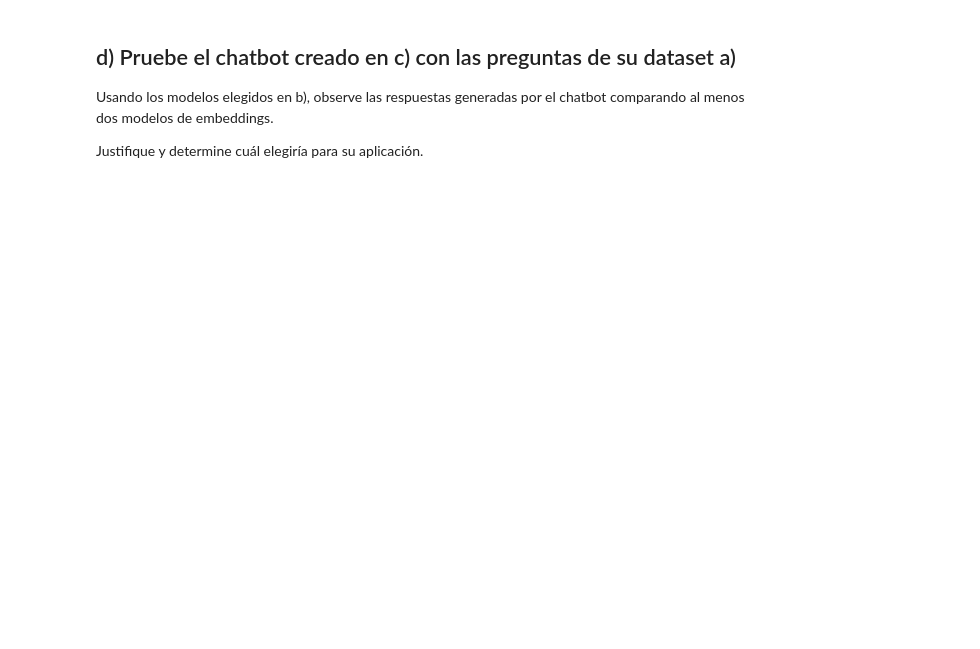
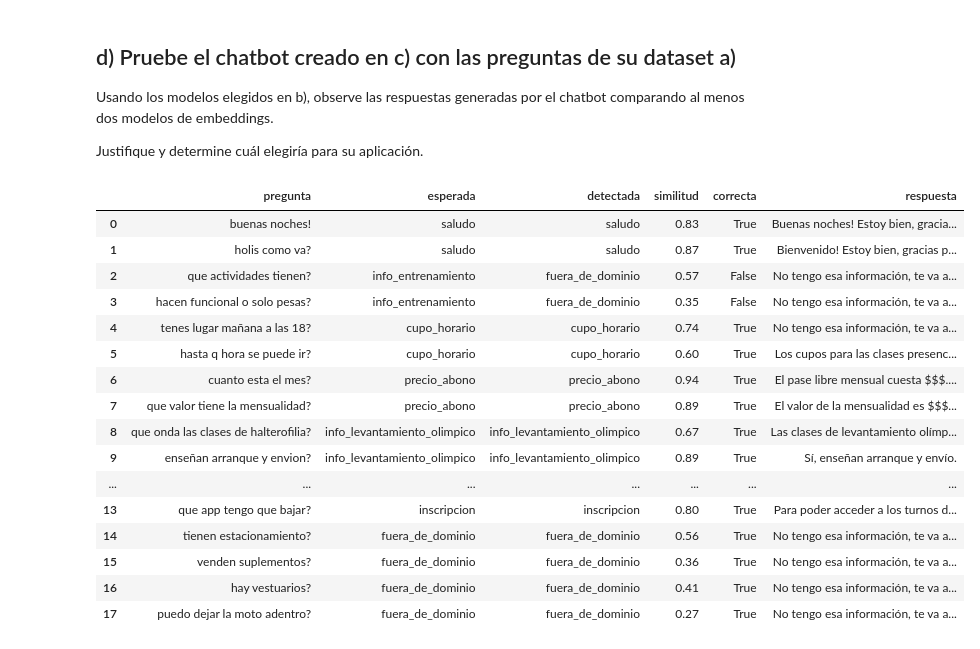
Before and after one commit to SolJosefinaMercado/ProcesamientoDelHabla, a Jupyter notebook: TP5_MercadoSol.ipynb, the cells around one changed output. Cells and saved outputs as stored; diff of their text form; code cells hidden in the pictures; blank space fills up the shorter version.

```diff
--- a/TP5_MercadoSol.ipynb
+++ b/TP5_MercadoSol.ipynb
@@ -296,9 +259,19 @@ Otros modelos tenidos en cuenta ocupaban demasiado espacio para la GPU de colab,
 from sentence_transformers import SentenceTransformer
 import chromadb
 from transformers import pipeline
+import torch
 
 emb_a = "sentence-transformers/paraphrase-multilingual-MiniLM-L12-v2"
 emb_b = "sentence-transformers/paraphrase-multilingual-mpnet-base-v2"
 
 # carga el LLM (la primera vez descarga unos 3 GB, tarda un par de minutos)
-llm = pipeline("text-generation", model="Qwen/Qwen2.5-1.5B-Instruct", device_map="auto")
+# cargo el modelo en media precision, con 16 bits ocupa la mitad de memoria en la GPU T4 corre mas rapido
+# sin perder calidad
+llm = pipeline("text-generation", model="Qwen/Qwen2.5-1.5B-Instruct",
+               device_map="auto", torch_dtype=torch.float16)
+
+'''
+modelo mas chico:
+llm = pipeline("text-generation", model="Qwen/Qwen2.5-0.5B-Instruct",
+               device_map="auto", torch_dtype=torch.float16)
+'''
@@ -308,5 +283,5 @@ Elegí Qwen2.5-1.5B-Instruct porque es un modelo Instruct, entrenado para seguir
 # %%
 # @title
 mensajes = [{"role": "user", "content": "Saludame en una oración breve y dame la bienvenida al gimnasio"}]
-salida = llm(mensajes, max_new_tokens=30)
+salida = llm(mensajes, max_new_tokens=30,do_sample=False)
 print(salida[0]["generated_text"][-1]["content"])
@@ -403,9 +390,12 @@ class ChatBot:
     # la respuesta del TP3 para esa intención
     contexto = respuestas[intencion]
     mensajes = [
-      {"role": "system", "content": "Sos el asistente de WhatsApp de un gimnasio. Respondé en español, breve y amable, "
-                                    "usando SOLO la información que te doy. No inventes precios, horarios ni links: "
-                                    "si aparece $$$ o (...), copialo tal cual."},
+      {"role": "system", "content": "Sos el asistente de WhatsApp de un gimnasio."
+       "Respondé en español, breve y amable, maximo de 2 oraciones"
+       "usando SOLO la información que te doy. No inventes precios, horarios ni links ni repreguntas: "
+       "Antes de responder, revisá si la información responde EXACTAMENTE lo que pregunta el cliente. "
+       "Si no lo responde, contestá solo: 'No tengo esa información, te va a responder alguien del equipo.' "
+       "Si aparece $$$ o (...), copialo tal cual."},
       {"role": "user", "content": f"Información: {contexto}\n\nPregunta del cliente: {consulta}"}
     ]
     salida = llm(mensajes, max_new_tokens=100, do_sample=False)
@@ -413,8 +403,8 @@ class ChatBot:
     return texto, intencion, similitud
 # %%
 # creo los dos chatbots: mismo molde, distinto modelo de embeddings
-bot_A = ChatBot(emb_a, umbral=0.5)
-bot_B = ChatBot(emb_b, umbral=0.5)
+bot_A = ChatBot(emb_a, umbral=0.6)
+# bot_B = ChatBot(emb_b, umbral=0.6)
 
-print(bot_A.responder("cuanto sale la cuota?"))
-print(bot_B.responder("cuanto sale la cuota?"))
+print(bot_A.responder("que horarios tienen disponibles, como reservo?"))
+# print(bot_B.responder('que horarios tienen disponibles?'))
@@ -427,23 +419,39 @@ Justifique y determine cuál elegiría para su aplicación.
 # %%
 def probar(bot):
   filas = []
   # recorre las listas paralelas
   for pregunta, esperada in zip(preguntas_eval, intenciones_eval):
     # trae el return de la funcion responder
     respuesta, intencion, similitud = bot.responder(pregunta)
     # agrega una fila con las respuestas ordenadas segun el dict clave = columna
     filas.append({
       'pregunta': pregunta,
       'esperada': esperada,
       'detectada': intencion,
       'similitud': round(similitud, 2),
-      'correcta': intencion == esperada,
+      'correcta': intencion == esperada, # true o false
       'respuesta': respuesta})
   return pd.DataFrame(filas)
 
 res_A = probar(bot_A)
-res_B = probar(bot_B)
-
+# tiempo :
 pd.set_option('display.max_colwidth', None)   # para ver las respuestas completas
 display(res_A)
-display(res_B)
+# %% [output]
+|  | pregunta | esperada | detectada | similitud | correcta | respuesta |
+| 0 | buenas noches! | saludo | saludo | 0.83 | True | Buenas noches! Estoy bien, gracia... |
+| 1 | holis como va? | saludo | saludo | 0.87 | True | Bienvenido! Estoy bien, gracias p... |
+| 2 | que actividades tienen? | info_entrenamiento | fuera_de_dominio | 0.57 | False | No tengo esa información, te va a... |
+| 3 | hacen funcional o solo pesas? | info_entrenamiento | fuera_de_dominio | 0.35 | False | No tengo esa información, te va a... |
+| 4 | tenes lugar mañana a las 18? | cupo_horario | cupo_horario | 0.74 | True | No tengo esa información, te va a... |
+| 5 | hasta q hora se puede ir? | cupo_horario | cupo_horario | 0.60 | True | Los cupos para las clases presenc... |
+| 6 | cuanto esta el mes? | precio_abono | precio_abono | 0.94 | True | El pase libre mensual cuesta $$$.... |
+| 7 | que valor tiene la mensualidad? | precio_abono | precio_abono | 0.89 | True | El valor de la mensualidad es $$$... |
+| 8 | que onda las clases de halterofilia? | info_levantamiento_olimpico | info_levantamiento_olimpico | 0.67 | True | Las clases de levantamiento olímp... |
+| 9 | enseñan arranque y envion? | info_levantamiento_olimpico | info_levantamiento_olimpico | 0.89 | True | Sí, enseñan arranque y envío. |
+| ... | ... | ... | ... | ... | ... | ... |
+| 13 | que app tengo que bajar? | inscripcion | inscripcion | 0.80 | True | Para poder acceder a los turnos d... |
+| 14 | tienen estacionamiento? | fuera_de_dominio | fuera_de_dominio | 0.56 | True | No tengo esa información, te va a... |
+| 15 | venden suplementos? | fuera_de_dominio | fuera_de_dominio | 0.36 | True | No tengo esa información, te va a... |
+| 16 | hay vestuarios? | fuera_de_dominio | fuera_de_dominio | 0.41 | True | No tengo esa información, te va a... |
+| 17 | puedo dejar la moto adentro? | fuera_de_dominio | fuera_de_dominio | 0.27 | True | No tengo esa información, te va a... |
```
Also changed, not shown: parts of 36 cells of this notebook.
